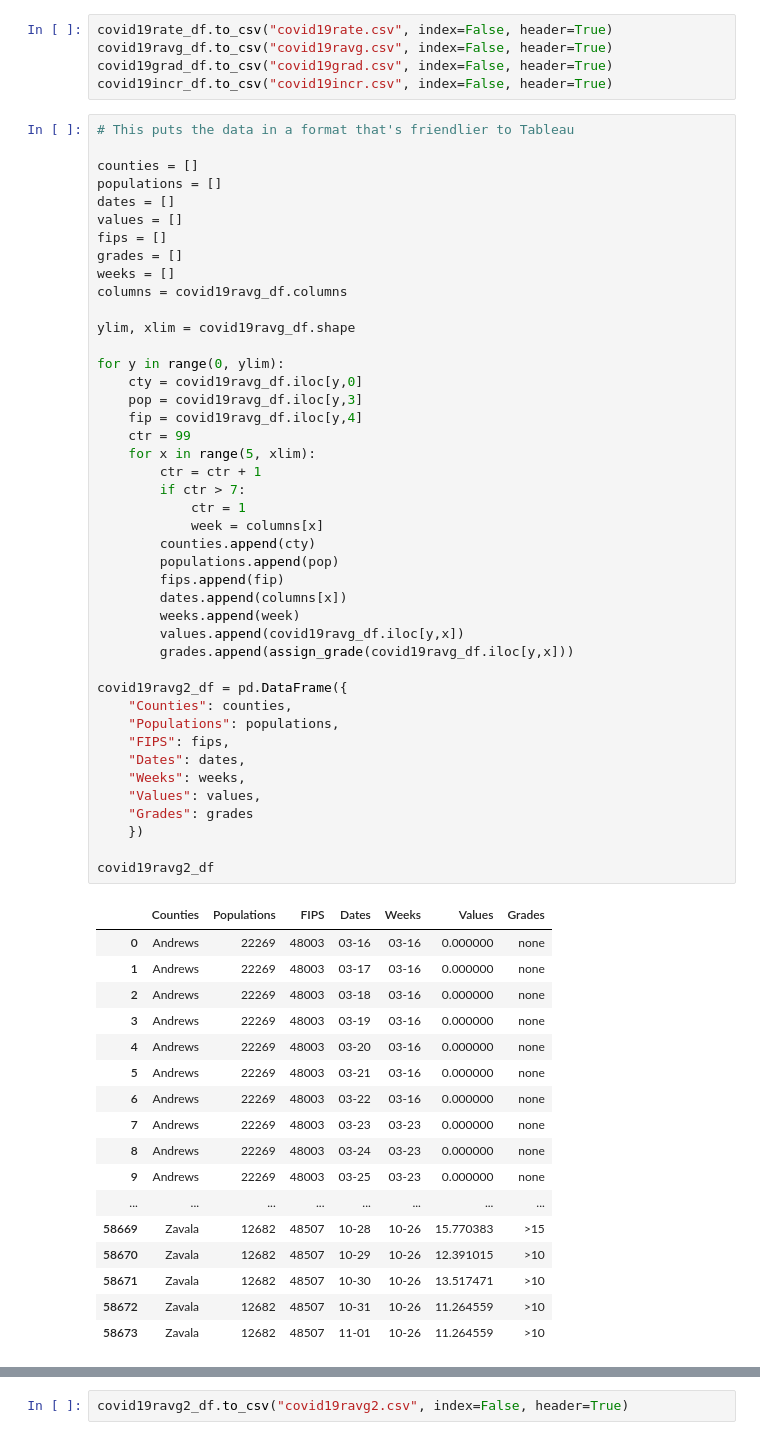
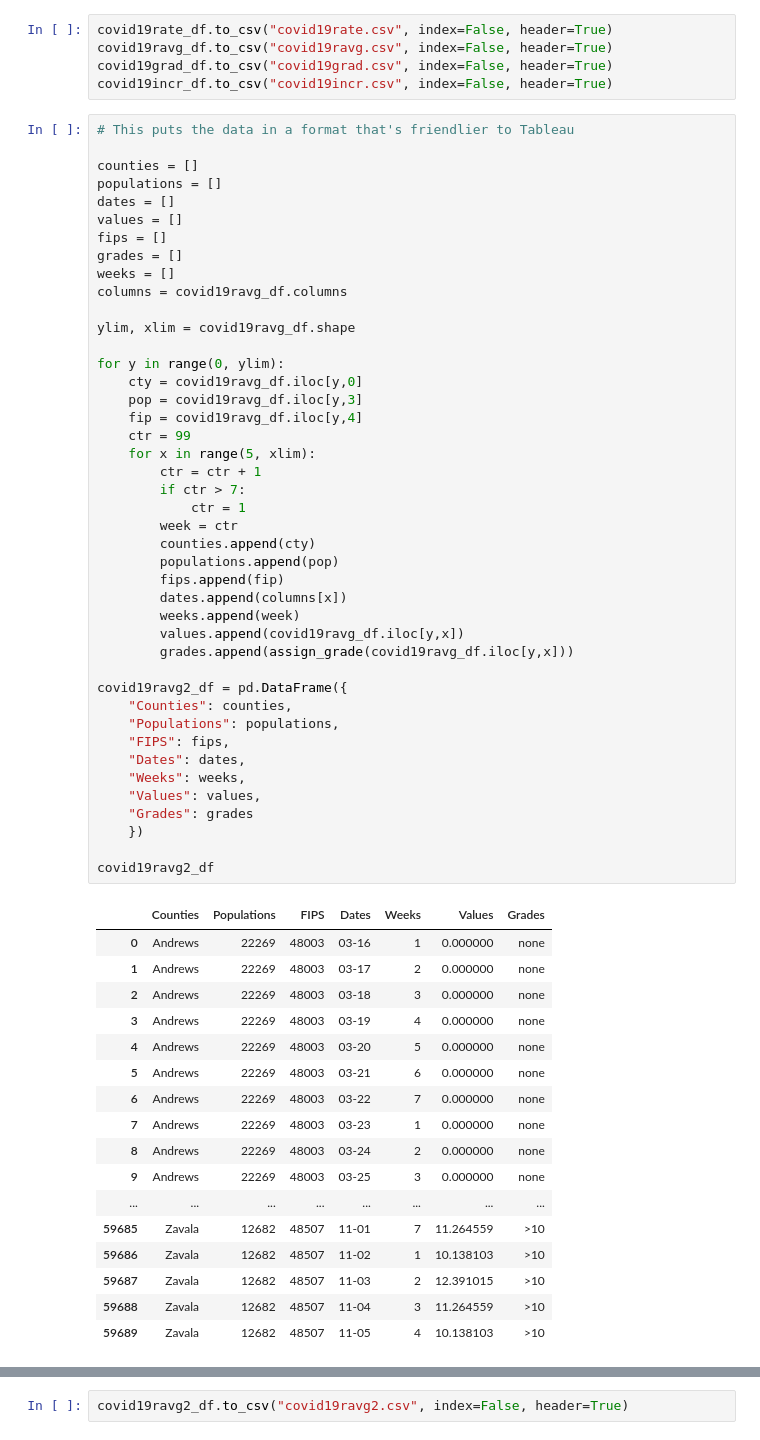
Before and after one commit to sdarby713/Texas_Covid19, a Jupyter notebook: covid19.ipynb, the cells around one changed output, grey strips where cells are left out. Drawn from its saved outputs; the diff is of its cells as text.

Commit message:
slight bug fix for week #

```diff
--- a/covid19.ipynb
+++ b/covid19.ipynb
@@ -242,47 +261,47 @@ ylim, xlim = covid19ravg_df.shape
 for y in range(0, ylim):
     cty = covid19ravg_df.iloc[y,0]
     pop = covid19ravg_df.iloc[y,3]
     fip = covid19ravg_df.iloc[y,4]
     ctr = 99
     for x in range(5, xlim):
         ctr = ctr + 1
         if ctr > 7:
             ctr = 1
-            week = columns[x]
+        week = ctr
         counties.append(cty)
         populations.append(pop)
         fips.append(fip)
         dates.append(columns[x])
         weeks.append(week)
         values.append(covid19ravg_df.iloc[y,x])
         grades.append(assign_grade(covid19ravg_df.iloc[y,x]))
 
 covid19ravg2_df = pd.DataFrame({
     "Counties": counties,
     "Populations": populations,
     "FIPS": fips,
     "Dates": dates,
     "Weeks": weeks,
     "Values": values,
     "Grades": grades
     })
 
 covid19ravg2_df
 # %% [output]
 |  | Counties | Populations | FIPS | Dates | Weeks | Values | Grades |
-| 0 | Andrews | 22269 | 48003 | 03-16 | 03-16 | 0.000000 | none |
-| 1 | Andrews | 22269 | 48003 | 03-17 | 03-16 | 0.000000 | none |
-| 2 | Andrews | 22269 | 48003 | 03-18 | 03-16 | 0.000000 | none |
-| 3 | Andrews | 22269 | 48003 | 03-19 | 03-16 | 0.000000 | none |
-| 4 | Andrews | 22269 | 48003 | 03-20 | 03-16 | 0.000000 | none |
-| 5 | Andrews | 22269 | 48003 | 03-21 | 03-16 | 0.000000 | none |
-| 6 | Andrews | 22269 | 48003 | 03-22 | 03-16 | 0.000000 | none |
-| 7 | Andrews | 22269 | 48003 | 03-23 | 03-23 | 0.000000 | none |
-| 8 | Andrews | 22269 | 48003 | 03-24 | 03-23 | 0.000000 | none |
-| 9 | Andrews | 22269 | 48003 | 03-25 | 03-23 | 0.000000 | none |
+| 0 | Andrews | 22269 | 48003 | 03-16 | 1 | 0.000000 | none |
+| 1 | Andrews | 22269 | 48003 | 03-17 | 2 | 0.000000 | none |
+| 2 | Andrews | 22269 | 48003 | 03-18 | 3 | 0.000000 | none |
+| 3 | Andrews | 22269 | 48003 | 03-19 | 4 | 0.000000 | none |
+| 4 | Andrews | 22269 | 48003 | 03-20 | 5 | 0.000000 | none |
+| 5 | Andrews | 22269 | 48003 | 03-21 | 6 | 0.000000 | none |
+| 6 | Andrews | 22269 | 48003 | 03-22 | 7 | 0.000000 | none |
+| 7 | Andrews | 22269 | 48003 | 03-23 | 1 | 0.000000 | none |
+| 8 | Andrews | 22269 | 48003 | 03-24 | 2 | 0.000000 | none |
+| 9 | Andrews | 22269 | 48003 | 03-25 | 3 | 0.000000 | none |
 | ... | ... | ... | ... | ... | ... | ... | ... |
-| 58669 | Zavala | 12682 | 48507 | 10-28 | 10-26 | 15.770383 | >15 |
-| 58670 | Zavala | 12682 | 48507 | 10-29 | 10-26 | 12.391015 | >10 |
-| 58671 | Zavala | 12682 | 48507 | 10-30 | 10-26 | 13.517471 | >10 |
-| 58672 | Zavala | 12682 | 48507 | 10-31 | 10-26 | 11.264559 | >10 |
-| 58673 | Zavala | 12682 | 48507 | 11-01 | 10-26 | 11.264559 | >10 |
+| 59685 | Zavala | 12682 | 48507 | 11-01 | 7 | 11.264559 | >10 |
+| 59686 | Zavala | 12682 | 48507 | 11-02 | 1 | 10.138103 | >10 |
+| 59687 | Zavala | 12682 | 48507 | 11-03 | 2 | 12.391015 | >10 |
+| 59688 | Zavala | 12682 | 48507 | 11-04 | 3 | 11.264559 | >10 |
+| 59689 | Zavala | 12682 | 48507 | 11-05 | 4 | 10.138103 | >10 |
```
Also changed, not shown: parts of 7 cells of this notebook, 7 other files.
